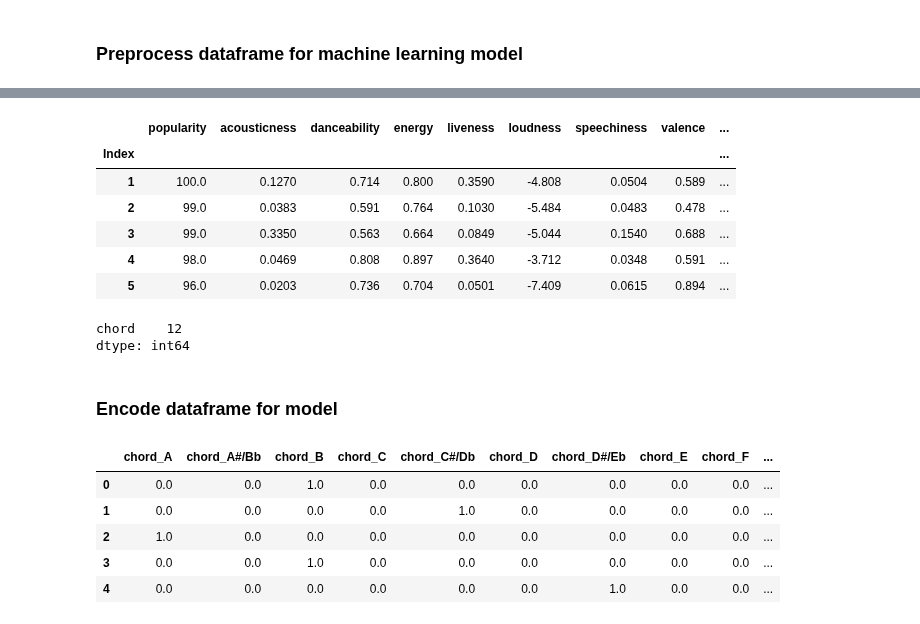
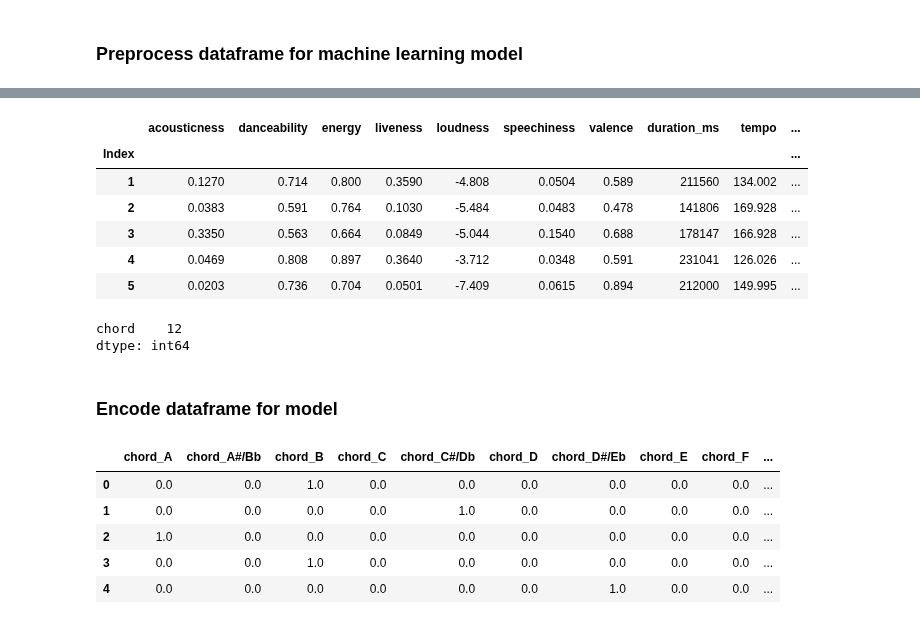
Before and after one commit to aseo67/Top_Songs_Analysis, a Jupyter notebook: TopSongsAnalysis_Model.ipynb, the cells around one changed output, grey strips where cells are left out. Drawn from its saved outputs; the diff is of its cells as text; code cells hidden in the pictures.

```diff
--- a/TopSongsAnalysis_Model.ipynb
+++ b/TopSongsAnalysis_Model.ipynb
@@ -121,22 +121,23 @@ song_ml_df.head()
 # %%
 # Leave only song attribute columns and result column ('number_one') for model
 song_ml_df = song_ml_df.drop([
     'number_of_times_charted',
     'number_weeks_charted',
     'streams',
     'artist',
     'artist_followers',
-    'genre'
+    'genre',
+    'popularity'
 ], 1)
 song_ml_df.head()
 # %% [output]
-|  | popularity | acousticness | danceability | energy | liveness | loudness | speechiness | valence | ... |
-| Index |  |  |  |  |  |  |  |  | ... |
-| 1 | 100.0 | 0.1270 | 0.714 | 0.800 | 0.3590 | -4.808 | 0.0504 | 0.589 | ... |
-| 2 | 99.0 | 0.0383 | 0.591 | 0.764 | 0.1030 | -5.484 | 0.0483 | 0.478 | ... |
-| 3 | 99.0 | 0.3350 | 0.563 | 0.664 | 0.0849 | -5.044 | 0.1540 | 0.688 | ... |
-| 4 | 98.0 | 0.0469 | 0.808 | 0.897 | 0.3640 | -3.712 | 0.0348 | 0.591 | ... |
-| 5 | 96.0 | 0.0203 | 0.736 | 0.704 | 0.0501 | -7.409 | 0.0615 | 0.894 | ... |
+|  | acousticness | danceability | energy | liveness | loudness | speechiness | valence | duration_ms | tempo | ... |
+| Index |  |  |  |  |  |  |  |  |  | ... |
+| 1 | 0.1270 | 0.714 | 0.800 | 0.3590 | -4.808 | 0.0504 | 0.589 | 211560 | 134.002 | ... |
+| 2 | 0.0383 | 0.591 | 0.764 | 0.1030 | -5.484 | 0.0483 | 0.478 | 141806 | 169.928 | ... |
+| 3 | 0.3350 | 0.563 | 0.664 | 0.0849 | -5.044 | 0.1540 | 0.688 | 178147 | 166.928 | ... |
+| 4 | 0.0469 | 0.808 | 0.897 | 0.3640 | -3.712 | 0.0348 | 0.591 | 231041 | 126.026 | ... |
+| 5 | 0.0203 | 0.736 | 0.704 | 0.0501 | -7.409 | 0.0615 | 0.894 | 212000 | 149.995 | ... |
 # %%
 # Generate our categorical variable list
 song_cat = song_ml_df.dtypes[song_ml_df.dtypes == "object"].index.tolist()
@@ -146,8 +147,8 @@ song_ml_df[song_cat].nunique()
 # %% [output]
 chord    12
 dtype: int64
-# %% [markdown]
-### Encode dataframe for model
+# %% [markdown]
+### Encode dataframe for model
 # %%
 # Create a OneHotEncoder instance
 enc = OneHotEncoder(sparse=False)
```
Also changed, not shown: parts of 9 cells of this notebook.
